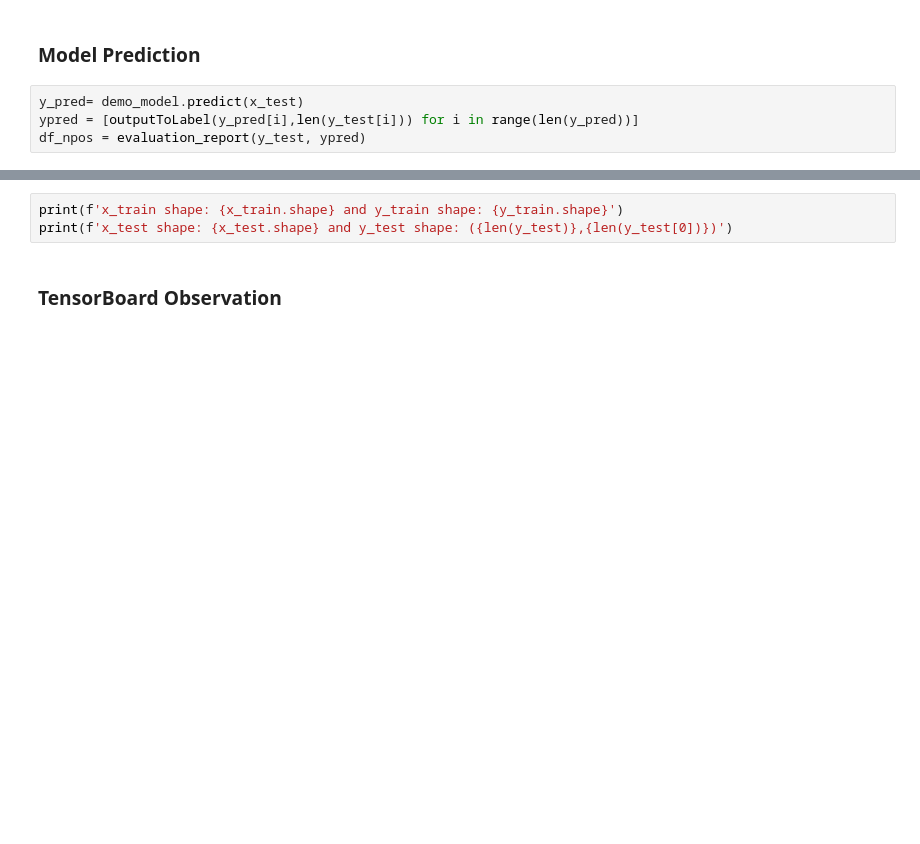
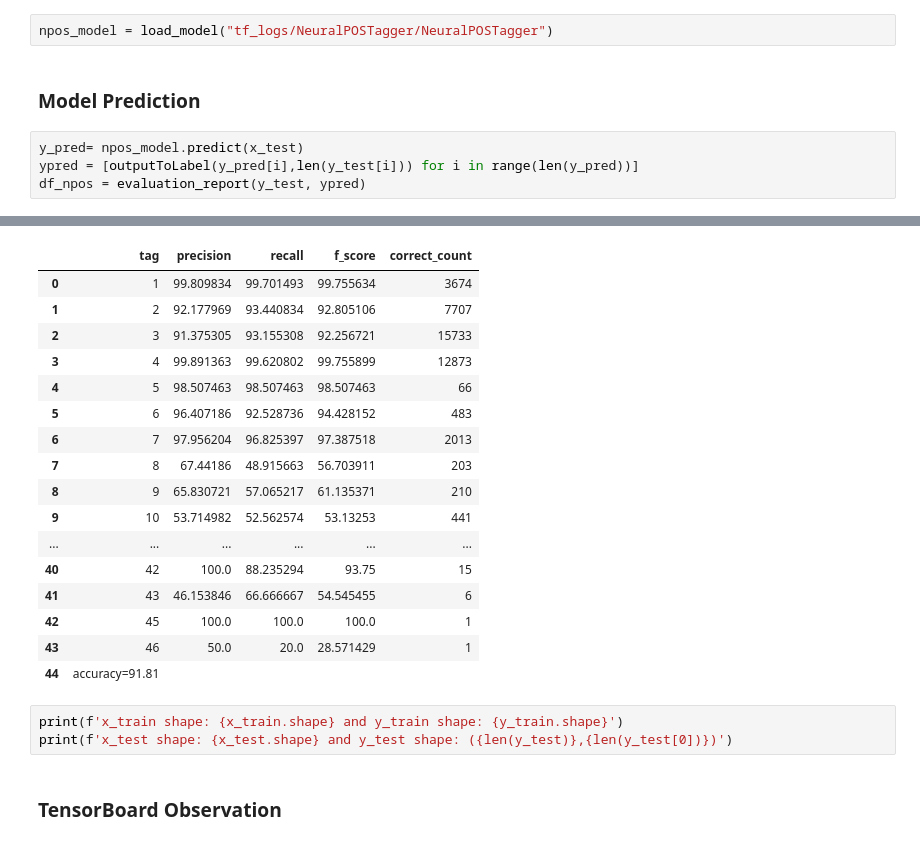
Before and after one commit to AthimetA/FRA501_Natural_Language_Processing, a Jupyter notebook: Homework/HW1/HW1.3_PoS_tagging.ipynb, the cells around one changed output, grey strips where cells are left out. Cells and saved outputs as stored; diff of their text form; blank space fills up the shorter version.

```diff
--- a/Homework/HW1/HW1.3_PoS_tagging.ipynb
+++ b/Homework/HW1/HW1.3_PoS_tagging.ipynb
@@ -333,6 +336,9 @@ demo_model.fit(x_train,y_train,batch_size=64,epochs=10,verbose=1)
+# %%
+npos_model = load_model("tf_logs/NeuralPOSTagger/NeuralPOSTagger")
 # %% [markdown]
 ### **Model Prediction**
 # %%
-y_pred= demo_model.predict(x_test)
+y_pred= npos_model.predict(x_test)
 ypred = [outputToLabel(y_pred[i],len(y_test[i])) for i in range(len(y_pred))]
 df_npos = evaluation_report(y_test, ypred)
+# %% [output]
@@ -339,3 +346,20 @@ df_npos = evaluation_report(y_test, ypred)
+|  | tag | precision | recall | f_score | correct_count |
+| 0 | 1 | 99.809834 | 99.701493 | 99.755634 | 3674 |
+| 1 | 2 | 92.177969 | 93.440834 | 92.805106 | 7707 |
+| 2 | 3 | 91.375305 | 93.155308 | 92.256721 | 15733 |
+| 3 | 4 | 99.891363 | 99.620802 | 99.755899 | 12873 |
+| 4 | 5 | 98.507463 | 98.507463 | 98.507463 | 66 |
+| 5 | 6 | 96.407186 | 92.528736 | 94.428152 | 483 |
+| 6 | 7 | 97.956204 | 96.825397 | 97.387518 | 2013 |
+| 7 | 8 | 67.44186 | 48.915663 | 56.703911 | 203 |
+| 8 | 9 | 65.830721 | 57.065217 | 61.135371 | 210 |
+| 9 | 10 | 53.714982 | 52.562574 | 53.13253 | 441 |
+| ... | ... | ... | ... | ... | ... |
+| 40 | 42 | 100.0 | 88.235294 | 93.75 | 15 |
+| 41 | 43 | 46.153846 | 66.666667 | 54.545455 | 6 |
+| 42 | 45 | 100.0 | 100.0 | 100.0 | 1 |
+| 43 | 46 | 50.0 | 20.0 | 28.571429 | 1 |
+| 44 | accuracy=91.81 |  |  |  |  |
 # %%
 print(f'x_train shape: {x_train.shape} and y_train shape: {y_train.shape}')
 print(f'x_test shape: {x_test.shape} and y_test shape: ({len(y_test)},{len(y_test[0])})')
```
Also changed, not shown: parts of 16 cells of this notebook, 9 other files.
